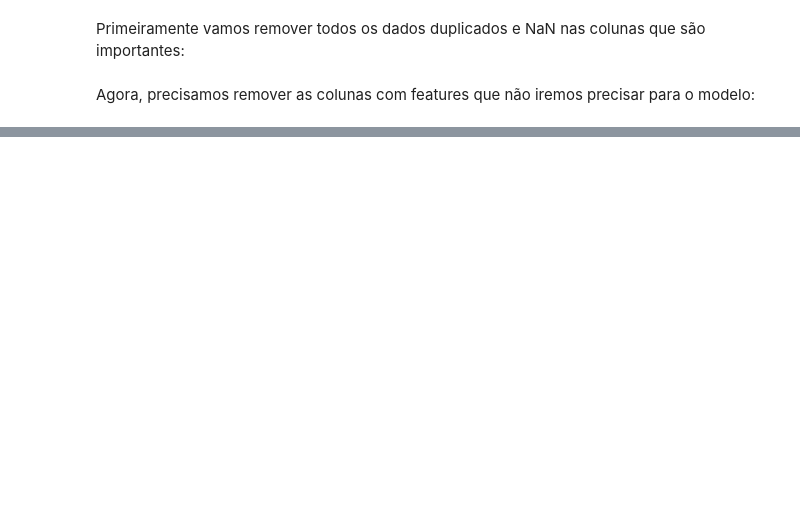
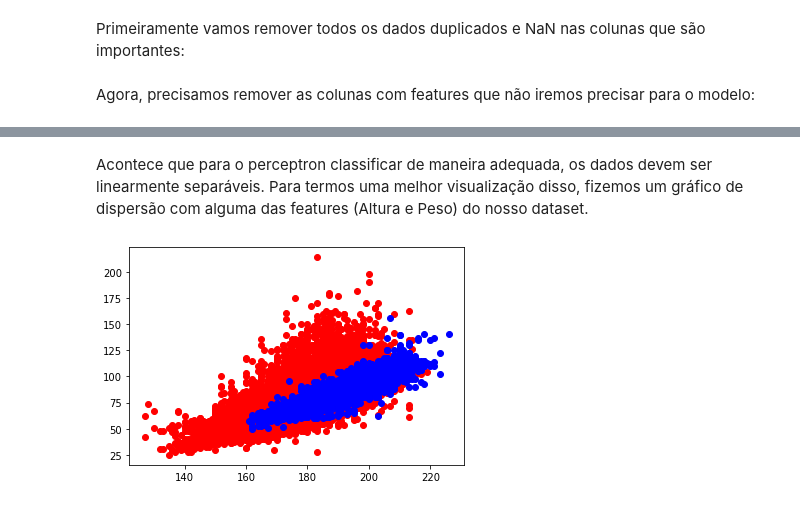
Before and after one commit to thalissonfelipe/mineracao, a Jupyter notebook: Trabalho02/Perceptron.ipynb, the cells around one changed output, grey strips where cells are left out. Drawn from its saved outputs; the diff is of its cells as text; code cells hidden in the pictures; blank space fills up the shorter version.

```diff
--- a/Trabalho02/Perceptron.ipynb
+++ b/Trabalho02/Perceptron.ipynb
@@ -350,0 +250,3 @@ array(-1)
+# %%
+df_proc = _df.drop(columns=['ID','Name','Year', 'NOC', 'Games', 'Season', 'City', 'Event', 'Medal', 'Team'])
+df_proc.head()
@@ -350,0 +262,11 @@ array(-1)
+# %%
+t_sport = 'Basketball'
+
+df_sport = df_proc.copy()
+df_sport['Target'] = (df_sport['Sport'] == t_sport).astype(int)
+df_sport['Target'] = df_sport['Target'].replace([0],-1)
+
+df_sport['Sex'] = (df_sport['Sex'] == 'F').astype(int)
+df_sport = df_sport.drop(columns = ['Sport'])
+
+df_sport.head()
@@ -350,0 +280,12 @@ array(-1)
+# %% [markdown]
+Acontece que para o perceptron classificar de maneira adequada, os dados devem ser linearmente separáveis. Para termos uma melhor visualização disso, fizemos um gráfico de dispersão com alguma das features (Altura e Peso) do nosso dataset.
+# %%
+df_target = df_sport.loc[df_sport['Target'] == 1]
+df_out_target = df_sport.loc[df_sport['Target'] == -1]
+
+plt.scatter(df_out_target['Height'], df_out_target['Weight'], c='red')
+plt.scatter(df_target['Height'], df_target['Weight'], c='blue')
+
+plt.show()
+# %% [output]
+[figure, added]
```
Also changed, not shown: parts of 69 cells of this notebook.
